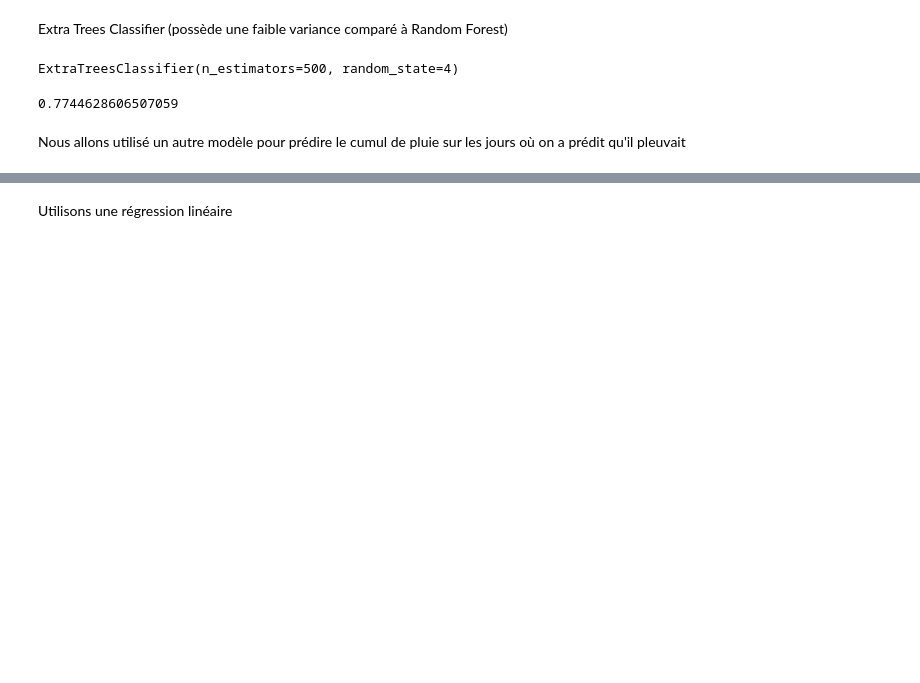
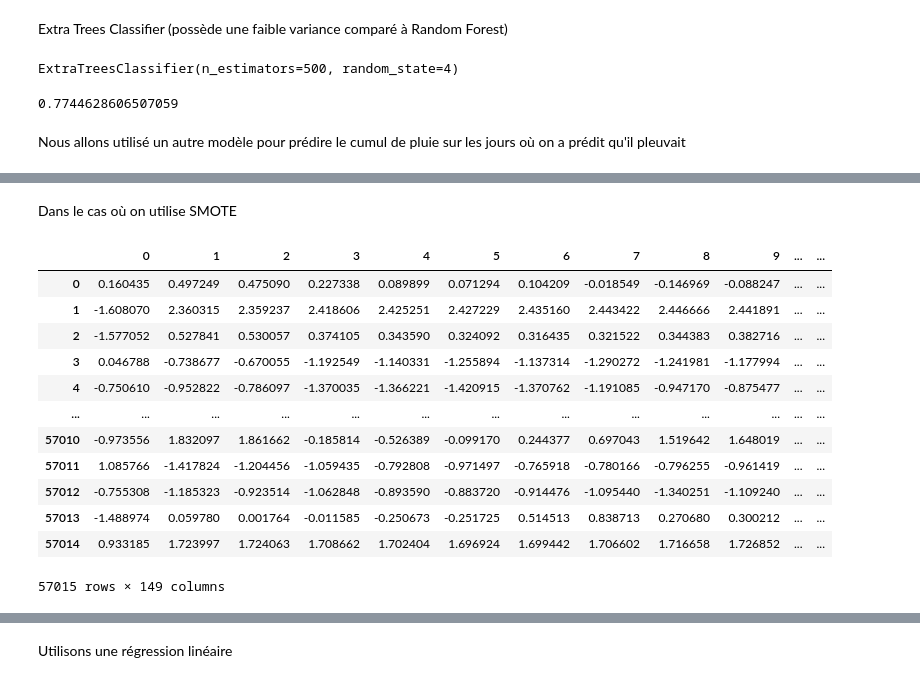
Before and after one commit to YassineLaamoumri/Big_data, a Jupyter notebook: projet2.ipynb, the cells around one changed output, grey strips where cells are left out. Saved outputs shown, nothing was run; the diff lists cells and outputs as text; code cells hidden in the pictures; blank space fills up the shorter version.

```diff
--- a/projet2.ipynb
+++ b/projet2.ipynb
@@ -928,11 +938,11 @@ accuracy_score(Y_test,predictions)
 Extra Trees Classifier (possède une faible variance comparé à Random Forest)
 # %%
 split = StratifiedShuffleSplit(n_splits=1, test_size=0.3,random_state = 4)
-split.get_n_splits(X, Class)
-train_index, test_index = next(split.split(X, Class))
+split.get_n_splits(X_smote, Class_smote)
+train_index, test_index = next(split.split(X_smote, Class_smote))
 
-X_train,X_test = X.loc[train_index], X.loc[test_index]
-Y_train, Y_test = Class.loc[train_index], Class.loc[test_index]
+X_train,X_test = X_smote.loc[train_index], X_smote.loc[test_index]
+Y_train, Y_test = Class_smote.loc[train_index], Class_smote.loc[test_index]
 
 transformer = ColumnTransformer(
                      [
@@ -987,3 +1058,23 @@ Y_pluie.drop('index',axis=1,inplace=True)
 Y_pluie
 # %%
 sum(Y_pluie['Y']==0)
+# %% [markdown]
+Dans le cas où on utilise SMOTE
+# %%
+X_test_smote = pd.DataFrame(X_test)
+X_test_smote['index_original'] = test_index
+X_test_smote
+# %% [output]
+|  | 0 | 1 | 2 | 3 | 4 | 5 | 6 | 7 | 8 | 9 | ... | ... |
+| 0 | 0.160435 | 0.497249 | 0.475090 | 0.227338 | 0.089899 | 0.071294 | 0.104209 | -0.018549 | -0.146969 | -0.088247 | ... | ... |
+| 1 | -1.608070 | 2.360315 | 2.359237 | 2.418606 | 2.425251 | 2.427229 | 2.435160 | 2.443422 | 2.446666 | 2.441891 | ... | ... |
+| 2 | -1.577052 | 0.527841 | 0.530057 | 0.374105 | 0.343590 | 0.324092 | 0.316435 | 0.321522 | 0.344383 | 0.382716 | ... | ... |
+| 3 | 0.046788 | -0.738677 | -0.670055 | -1.192549 | -1.140331 | -1.255894 | -1.137314 | -1.290272 | -1.241981 | -1.177994 | ... | ... |
+| 4 | -0.750610 | -0.952822 | -0.786097 | -1.370035 | -1.366221 | -1.420915 | -1.370762 | -1.191085 | -0.947170 | -0.875477 | ... | ... |
+| ... | ... | ... | ... | ... | ... | ... | ... | ... | ... | ... | ... | ... |
+| 57010 | -0.973556 | 1.832097 | 1.861662 | -0.185814 | -0.526389 | -0.099170 | 0.244377 | 0.697043 | 1.519642 | 1.648019 | ... | ... |
+| 57011 | 1.085766 | -1.417824 | -1.204456 | -1.059435 | -0.792808 | -0.971497 | -0.765918 | -0.780166 | -0.796255 | -0.961419 | ... | ... |
+| 57012 | -0.755308 | -1.185323 | -0.923514 | -1.062848 | -0.893590 | -0.883720 | -0.914476 | -1.095440 | -1.340251 | -1.109240 | ... | ... |
+| 57013 | -1.488974 | 0.059780 | 0.001764 | -0.011585 | -0.250673 | -0.251725 | 0.514513 | 0.838713 | 0.270680 | 0.300212 | ... | ... |
+| 57014 | 0.933185 | 1.723997 | 1.724063 | 1.708662 | 1.702404 | 1.696924 | 1.699442 | 1.706602 | 1.716658 | 1.726852 | ... | ... |
+57015 rows × 149 columns
```
Also changed, not shown: parts of 62 cells of this notebook.
